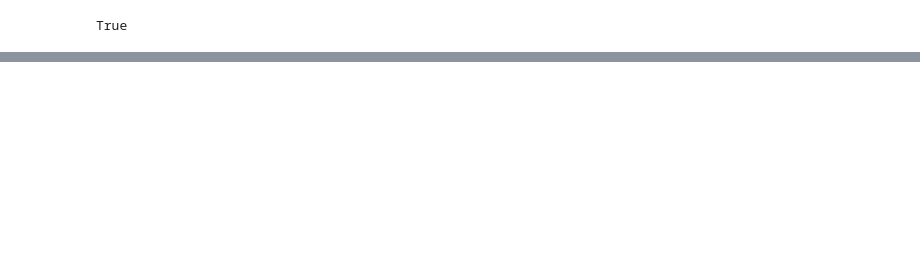
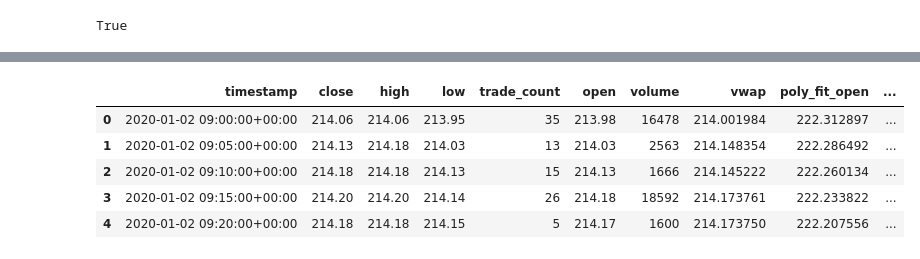
Before and after one commit to dahmadi/TheTrendIsYourFriend, a Jupyter notebook: TrendIsYourFriend.ipynb, the cells around one changed output, grey strips where cells are left out. Saved outputs shown, nothing was run; the diff lists cells and outputs as text; code cells hidden in the pictures; blank space fills up the shorter version.

```diff
--- a/TrendIsYourFriend.ipynb
+++ b/TrendIsYourFriend.ipynb
@@ -100 +111,79 @@ updated_ticker_data.index = pd.to_datetime(updated_ticker_data.index)
+# %%
+# Function to prepare daily stock data to identify double top/bottom patterns and prepare for targets
+# Includes establishing a polynomial fit and assigning new columns for localized min/max
+
+# Polynomial Degree
+
+polynomial_degree = 25
+
+def polynomial_min_max_fit(stock_data, polynomial_degree):
+
+    min_length = len(stock_data.index)
+    x_data = np.arange(min_length)
+
+    # Polynomial fitting
+    polynomial_coefficients_open = np.polyfit(x_data, stock_data['open'][:min_length], polynomial_degree)
+    polynomial_coefficients_high = np.polyfit(x_data, stock_data['high'][:min_length], polynomial_degree)
+    polynomial_coefficients_low = np.polyfit(x_data, stock_data['low'][:min_length], polynomial_degree)
+    polynomial_coefficients_close = np.polyfit(x_data, stock_data['close'][:min_length], polynomial_degree)
+
+    # Evaluate the polynomial fit for plotting
+    y_polynomial_open = np.polyval(polynomial_coefficients_open, x_data)
+    y_polynomial_high = np.polyval(polynomial_coefficients_high, x_data)
+    y_polynomial_low = np.polyval(polynomial_coefficients_low, x_data)
+    y_polynomial_close = np.polyval(polynomial_coefficients_close, x_data)
+
+    # Identify local extrema for polynomial fit data (minima and maxima)
+    local_poly_minima = argrelextrema(y_polynomial_close, np.less, order=5)[0]
+    local_poly_maxima = argrelextrema(y_polynomial_close, np.greater, order=5)[0]
+
+    # Convert the close price polynomial fit data into a dataframe
+    # This is done for OHLC poly fit data
+
+    poly_df = pd.DataFrame(y_polynomial_open)
+    columns = ['poly_fit_open']
+    poly_df.columns = columns
+    poly_df = poly_df.assign(poly_fit_high = y_polynomial_high)
+    poly_df = poly_df.assign(poly_fit_low = y_polynomial_low)
+    poly_df = poly_df.assign(poly_fit_close = y_polynomial_close)
+
+    # Reset the index of the original updated ticker dataframe to concat with the polynomial dataframe that does not include a timeseries
+    # This will ensure that the indexed intergers of the ploynomial fit align with the time each data point corresponds to
+
+    updated_stock_data = stock_data.reset_index()
+    updated_stock_data = pd.concat([updated_stock_data, poly_df], axis='columns', join='inner')
+    updated_stock_data.head()
+
+    # Add minima and maxima column to the DataFrame
+
+    updated_stock_data["minima"] = 0
+    updated_stock_data["maxima"] = 0
+    updated_stock_data.head()
+
+    # Mark rows with local minima as 1 in the 'minima' column
+
+    for index in local_poly_minima:
+        updated_stock_data.at[index, 'minima'] = -1
+
+    for index in local_poly_maxima:
+        updated_stock_data.at[index, "maxima"] = 1
+
+    # Create Target Columns - Double Top Target & Double Bottom Target
+
+    updated_stock_data["dbl_top_target"] = 0
+    updated_stock_data["dbl_bot_target"] = 0
+
+
+    return updated_stock_data
+
+# For data checking/confirmation
+updated_stock_data = polynomial_min_max_fit(stock_data,polynomial_degree)
+updated_stock_data.head()
+# %% [output]
+|  | timestamp | close | high | low | trade_count | open | volume | vwap | poly_fit_open | ... |
+| 0 | 2020-01-02 09:00:00+00:00 | 214.06 | 214.06 | 213.95 | 35 | 213.98 | 16478 | 214.001984 | 222.312897 | ... |
+| 1 | 2020-01-02 09:05:00+00:00 | 214.13 | 214.18 | 214.03 | 13 | 214.03 | 2563 | 214.148354 | 222.286492 | ... |
+| 2 | 2020-01-02 09:10:00+00:00 | 214.18 | 214.18 | 214.13 | 15 | 214.13 | 1666 | 214.145222 | 222.260134 | ... |
+| 3 | 2020-01-02 09:15:00+00:00 | 214.20 | 214.20 | 214.14 | 26 | 214.18 | 18592 | 214.173761 | 222.233822 | ... |
+| 4 | 2020-01-02 09:20:00+00:00 | 214.18 | 214.18 | 214.15 | 5 | 214.17 | 1600 | 214.173750 | 222.207556 | ... |
 # %%
```
Also changed, not shown: parts of 24 cells of this notebook, 4 other files.
